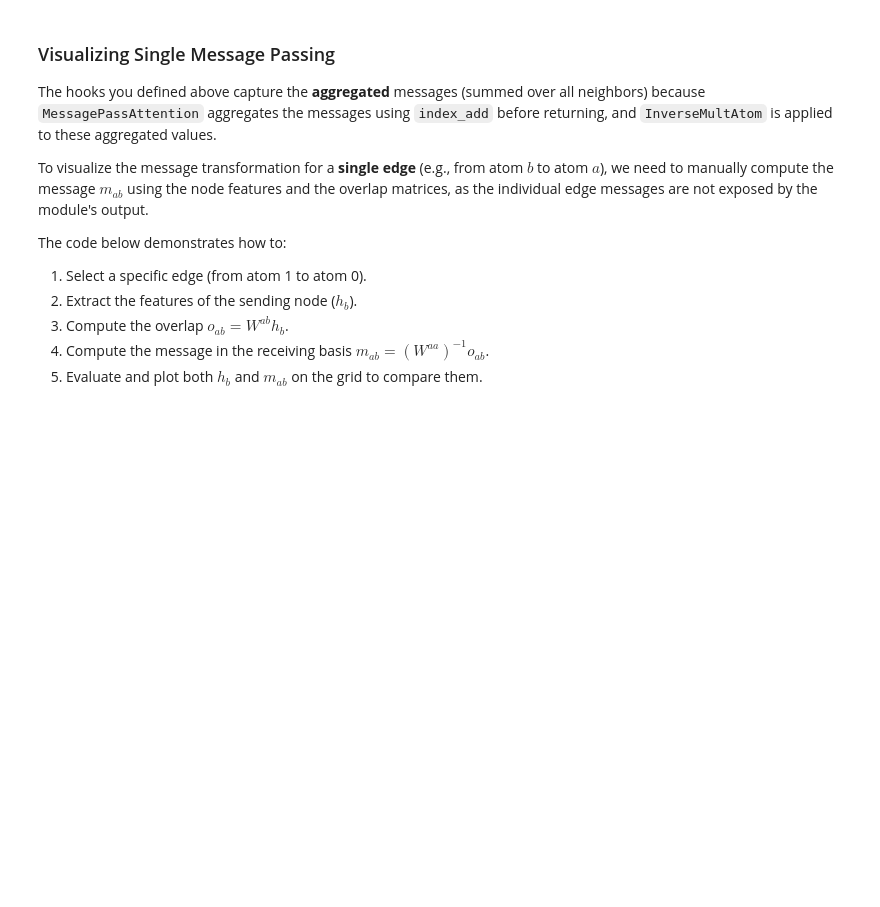
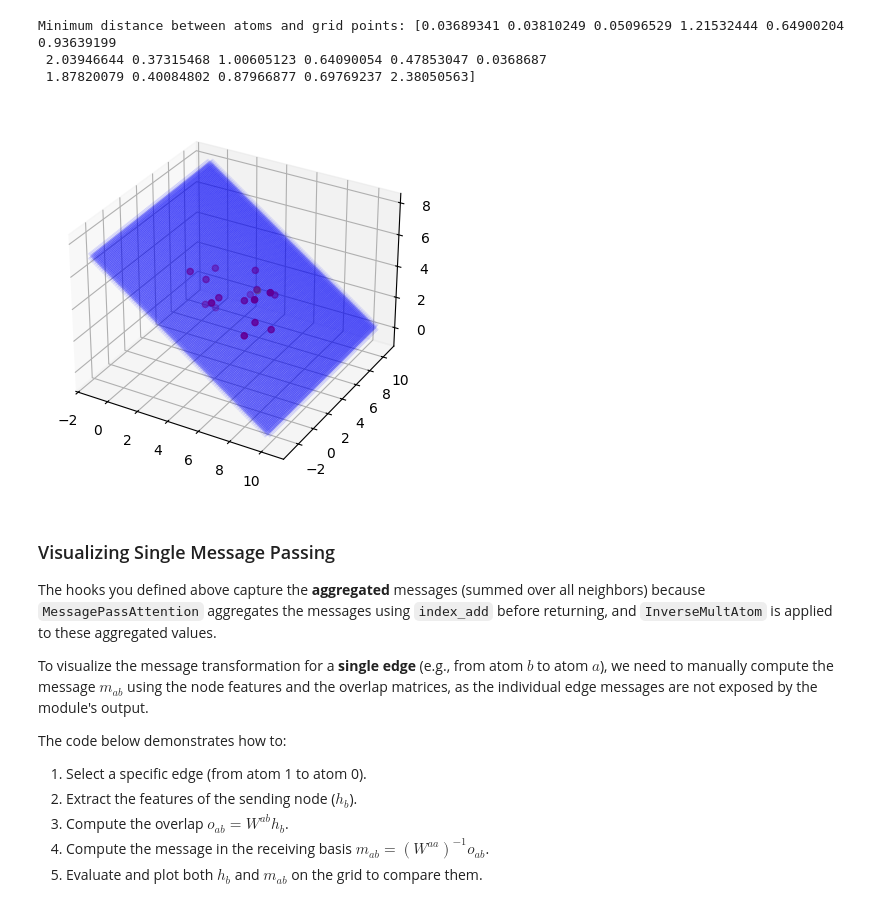
Before and after one commit to sciai-lab/boa, a Jupyter notebook: notebooks/viz_message_passing.ipynb, the cells around one changed output. Saved outputs shown, nothing was run; the diff lists cells and outputs as text; code cells hidden in the pictures; blank space fills up the shorter version.

```diff
--- a/notebooks/viz_message_passing.ipynb
+++ b/notebooks/viz_message_passing.ipynb
@@ -106,3 +262,24 @@ natoms tensor([8, 6, 6, 6, 6, 8, 6, 6, 8, 1, 1, 1, 1, 1, 1], device='cuda:0',
+# %%
+# plot atoms and grid points in 3D
+fig = plt.figure()
+ax = fig.add_subplot(111, projection='3d')
+atom_pos = sample.pos.cpu().detach().numpy()
+ax.scatter(grid_points[:, 0], grid_points[:, 1], grid_points[:, 2], c='b', marker='x', label='Grid Points', alpha=0.1)
+ax.scatter(atom_pos[atom_a_idx, 0], atom_pos[atom_a_idx, 1], atom_pos[atom_a_idx, 2], c='gold', label='Atoms')
+
+ax.scatter(atom_pos[:, 0], atom_pos[:, 1], atom_pos[:, 2], c='r', marker='o', label='Atoms')
+
+# print minimum distance between atoms and grid points
+min_dist = np.min(np.linalg.norm(atom_pos[:, None, :] - grid_points[None, :, :], axis=-1), axis=1)
+print("Minimum distance between atoms and grid points:", min_dist)
+
+rot_pos = (rot_mat.T @ (sample.pos.detach().cpu().numpy() - center).T).T
+rot_pos_xy = rot_pos[:, :2]
+# %% [output]
+Minimum distance between atoms and grid points: [0.03689341 0.03810249 0.05096529 1.21532444 0.64900204 0.93639199
+ 2.03946644 0.37315468 1.00605123 0.64090054 0.47853047 0.0368687
+ 1.87820079 0.40084802 0.87966877 0.69769237 2.38050563]
+[figure, added]
 # %% [markdown]
 ### Visualizing Single Message Passing
 The hooks you defined above capture the **aggregated** messages (summed over all neighbors) because `MessagePassAttention` aggregates the messages using `index_add` before returning, and `InverseMultAtom` is applied to these aggregated values.
```
Also changed, not shown: parts of 9 cells of this notebook, 1 other file.
